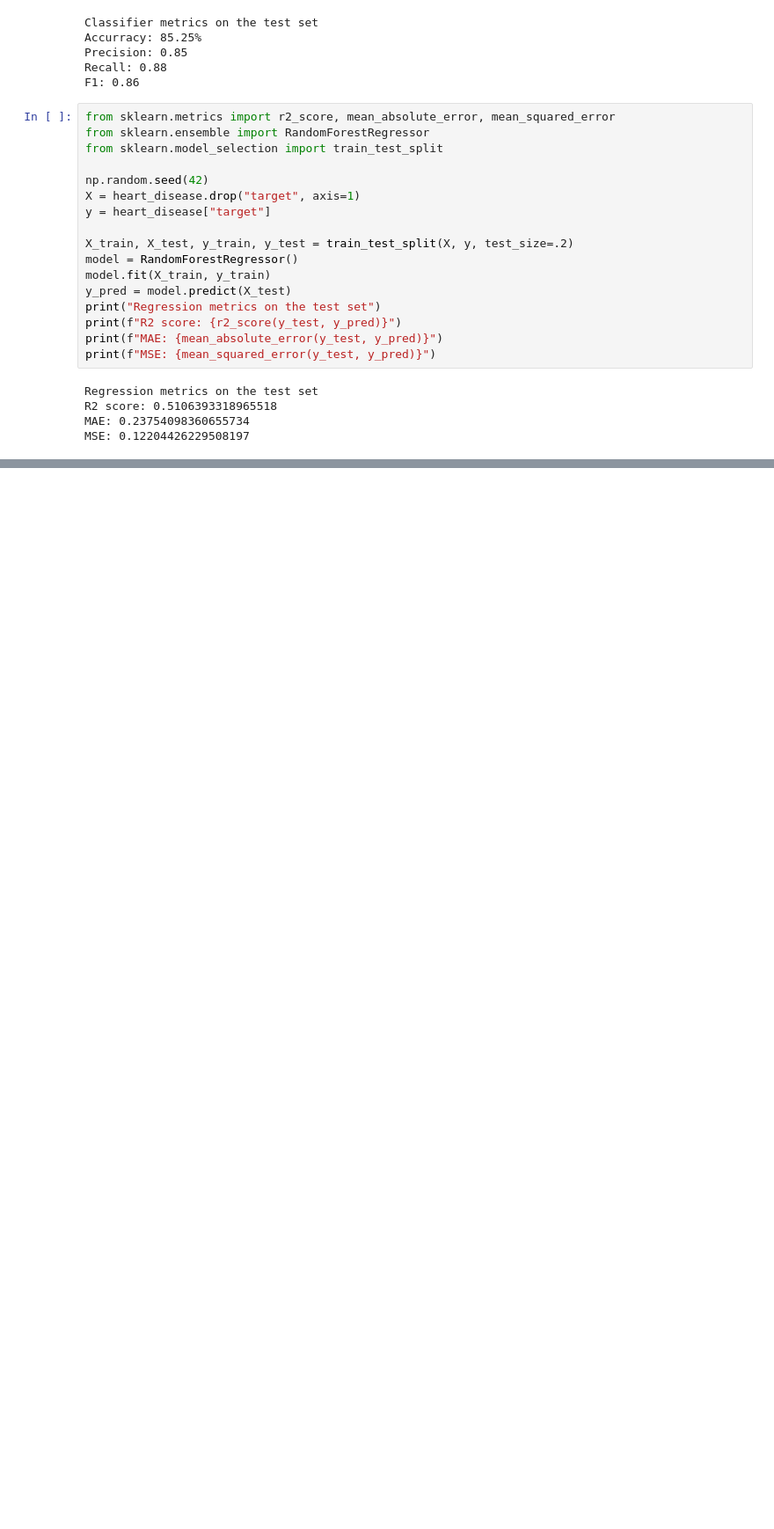
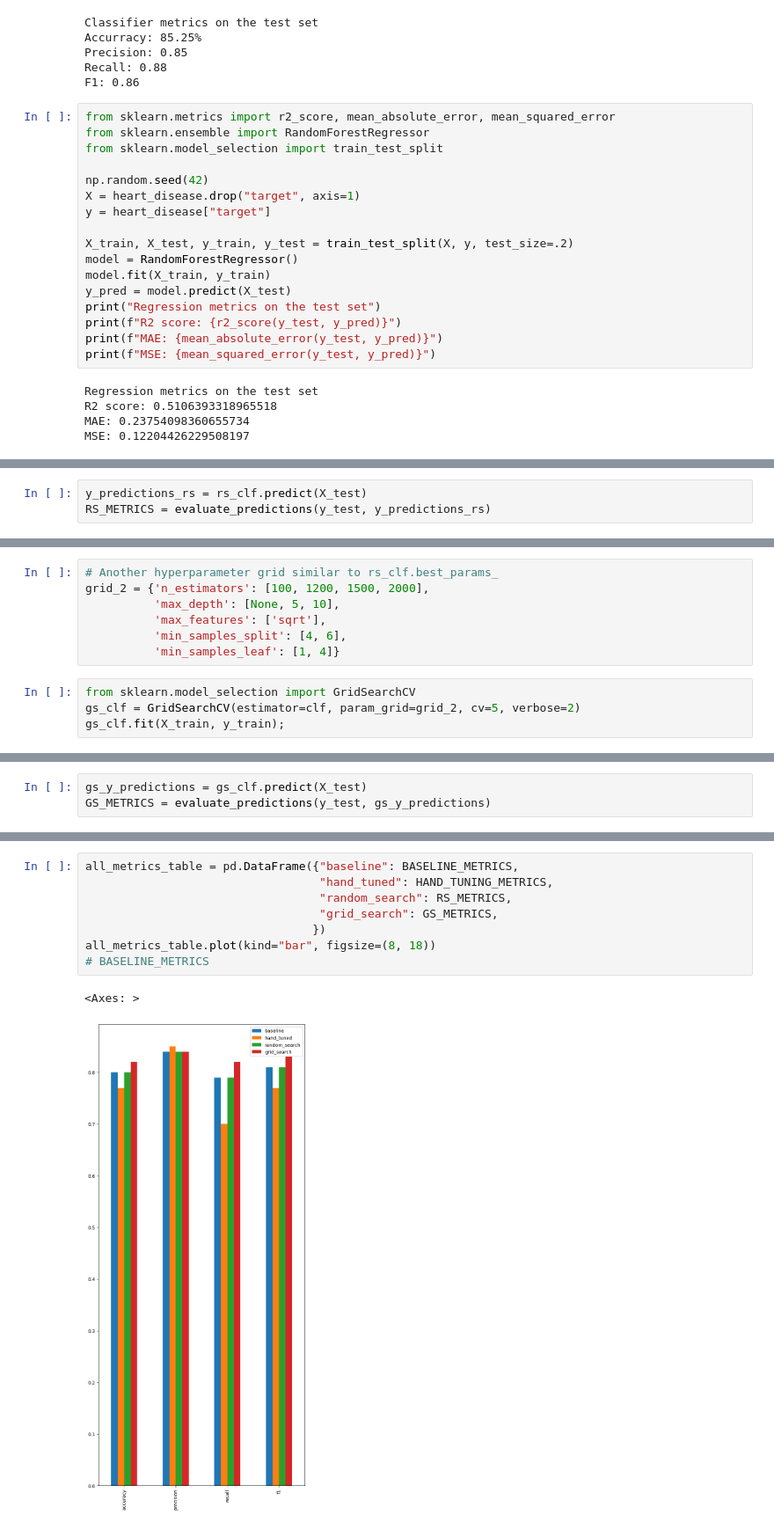
Before and after one commit to kis619/first_jupyter, a Jupyter notebook: Learning_scikit_zrm.ipynb, the cells around one changed output, grey strips where cells are left out. Shown: that part at 88% size. Saved outputs shown, nothing was run; the diff lists cells and outputs as text; blank space fills up the shorter version.

Commit message:
done with tuning

```diff
--- a/Learning_scikit_zrm.ipynb
+++ b/Learning_scikit_zrm.ipynb
@@ -1116,0 +1259,3 @@ MSE: 0.12204426229508197
+# %%
+y_predictions_rs = rs_clf.predict(X_test)
+RS_METRICS = evaluate_predictions(y_test, y_predictions_rs)
@@ -1116,0 +1269,11 @@ MSE: 0.12204426229508197
+# %%
+# Another hyperparameter grid similar to rs_clf.best_params_
+grid_2 = {'n_estimators': [100, 1200, 1500, 2000],
+          'max_depth': [None, 5, 10],
+          'max_features': ['sqrt'],
+          'min_samples_split': [4, 6],
+          'min_samples_leaf': [1, 4]}
+# %%
+from sklearn.model_selection import GridSearchCV
+gs_clf = GridSearchCV(estimator=clf, param_grid=grid_2, cv=5, verbose=2)
+gs_clf.fit(X_train, y_train);
@@ -1116,0 +1294,3 @@ MSE: 0.12204426229508197
+# %%
+gs_y_predictions = gs_clf.predict(X_test)
+GS_METRICS = evaluate_predictions(y_test, gs_y_predictions)
@@ -1116,0 +1302,11 @@ MSE: 0.12204426229508197
+# %%
+all_metrics_table = pd.DataFrame({"baseline": BASELINE_METRICS,
+                                  "hand_tuned": HAND_TUNING_METRICS,
+                                  "random_search": RS_METRICS,
+                                  "grid_search": GS_METRICS,
+                                 })
+all_metrics_table.plot(kind="bar", figsize=(8, 18))
+# BASELINE_METRICS
+# %% [output]
+<Axes: >
+[figure, added]
```
Also changed, not shown: parts of 29 cells of this notebook.
